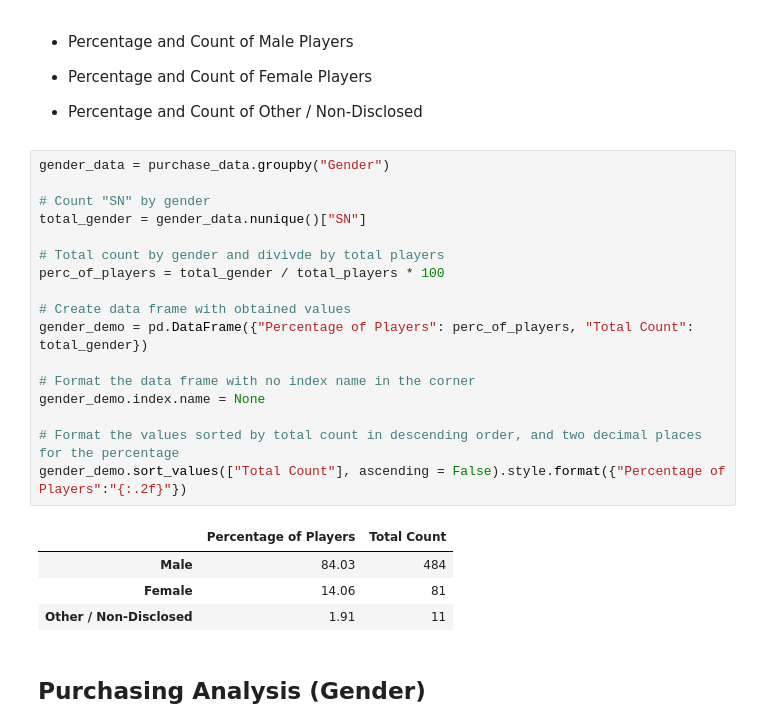
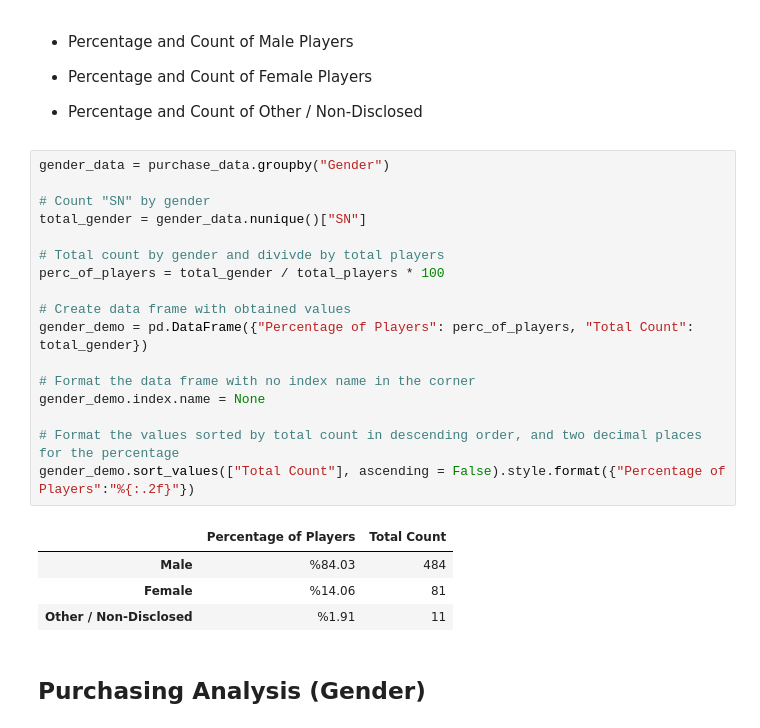
Before and after one commit to kirby10320/Pandas_Challenge, a Jupyter notebook: HeroesOfPymoli_starter.ipynb, the cells around one changed output. Cells and saved outputs as stored; diff of their text form.

```diff
--- a/HeroesOfPymoli_starter.ipynb
+++ b/HeroesOfPymoli_starter.ipynb
@@ -92,25 +92,25 @@ summary_df.style.format({'Average Price':"${:,.2f}",
 # %%
 gender_data = purchase_data.groupby("Gender")
 
 # Count "SN" by gender
 total_gender = gender_data.nunique()["SN"]
 
 # Total count by gender and divivde by total players
 perc_of_players = total_gender / total_players * 100
 
 # Create data frame with obtained values
 gender_demo = pd.DataFrame({"Percentage of Players": perc_of_players, "Total Count": total_gender})
 
 # Format the data frame with no index name in the corner
 gender_demo.index.name = None
 
 # Format the values sorted by total count in descending order, and two decimal places for the percentage
-gender_demo.sort_values(["Total Count"], ascending = False).style.format({"Percentage of Players":"{:.2f}"})
+gender_demo.sort_values(["Total Count"], ascending = False).style.format({"Percentage of Players":"%{:.2f}"})
 # %% [output]
 |  | Percentage of Players | Total Count |
-| Male | 84.03 | 484 |
-| Female | 14.06 | 81 |
-| Other / Non-Disclosed | 1.91 | 11 |
+| Male | %84.03 | 484 |
+| Female | %14.06 | 81 |
+| Other / Non-Disclosed | %1.91 | 11 |
 # %% [markdown]
 
 ## Purchasing Analysis (Gender)
```
Also changed, not shown: parts of 1 cell of this notebook.
